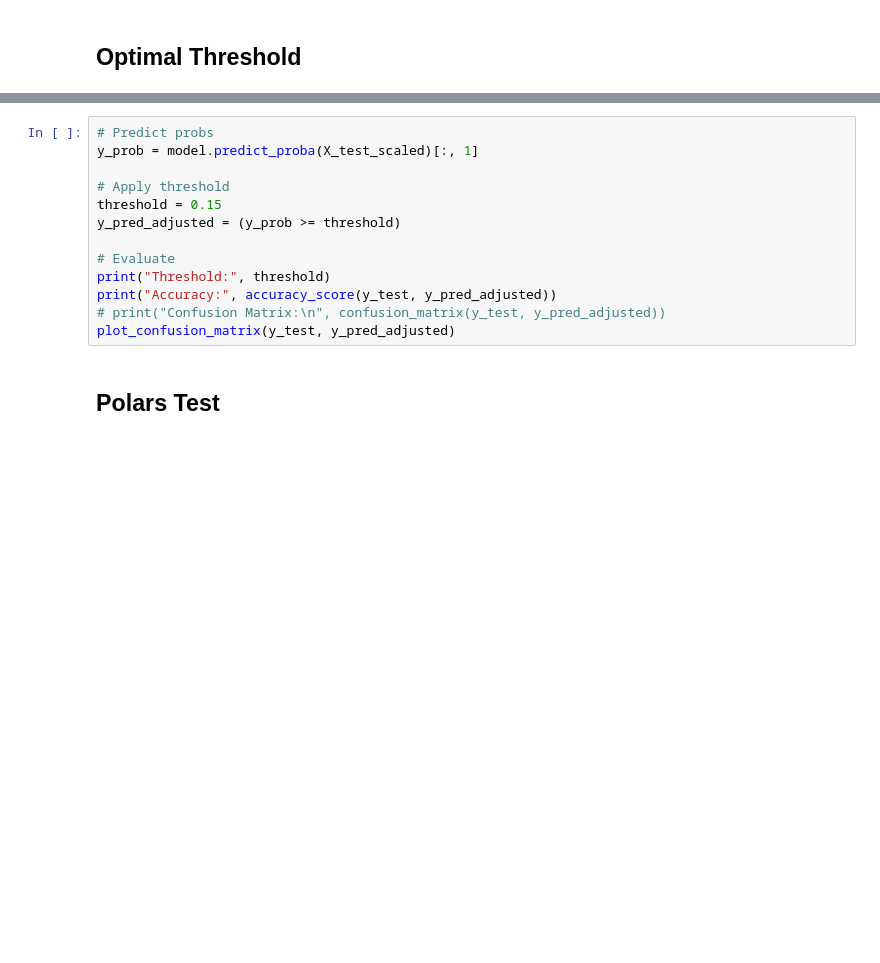
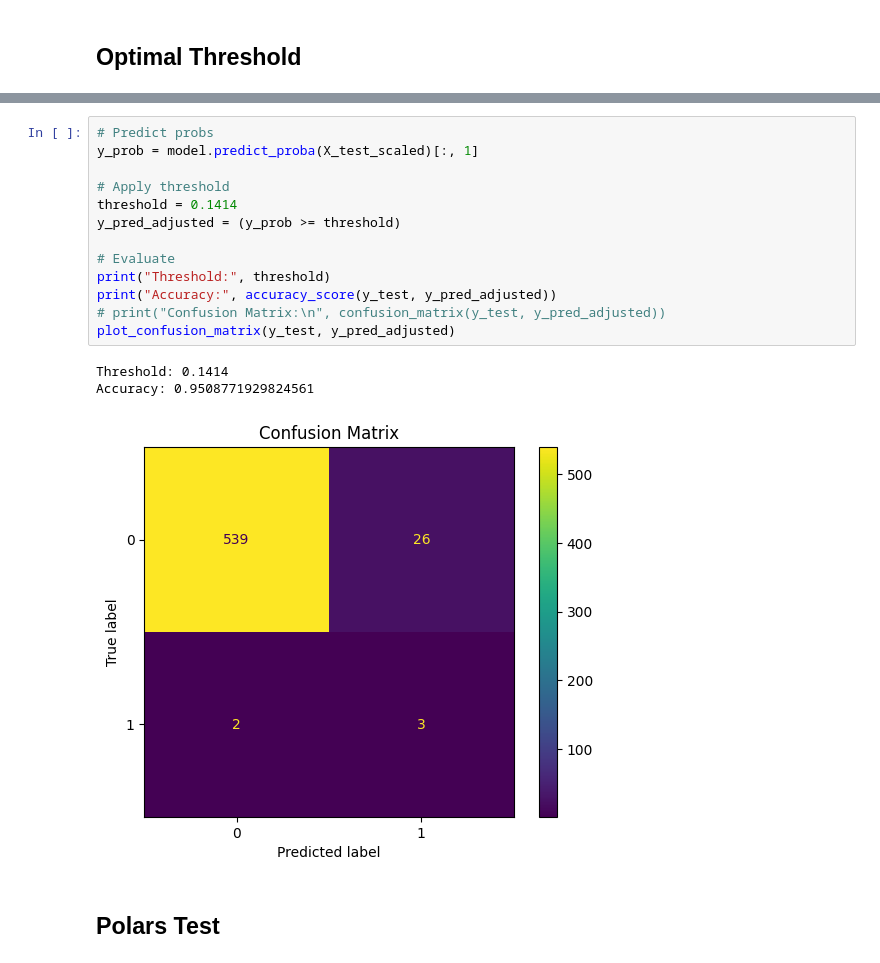
Before and after one commit to MikeFalkov/exoplanetDSA230, a Jupyter notebook: model_test.ipynb, the cells around one changed output, grey strips where cells are left out. Drawn from its saved outputs; the diff is of its cells as text; blank space fills up the shorter version.

```diff
--- a/model_test.ipynb
+++ b/model_test.ipynb
@@ -78,16 +93,20 @@ print("Accuracy:", accuracy_score(y_test, y_pred_adjusted))
 # %%
 # Predict probs
 y_prob = model.predict_proba(X_test_scaled)[:, 1]
 
 # Apply threshold
-threshold = 0.15
+threshold = 0.1414
 y_pred_adjusted = (y_prob >= threshold)
 
 # Evaluate
 print("Threshold:", threshold)
 print("Accuracy:", accuracy_score(y_test, y_pred_adjusted))
 # print("Confusion Matrix:\n", confusion_matrix(y_test, y_pred_adjusted))
 plot_confusion_matrix(y_test, y_pred_adjusted)
+# %% [output]
+Threshold: 0.1414
+Accuracy: 0.9508771929824561
+[figure, added]
 # %% [markdown]
 ## Polars Test
 # %%
```
Also changed, not shown: parts of 4 cells of this notebook.
